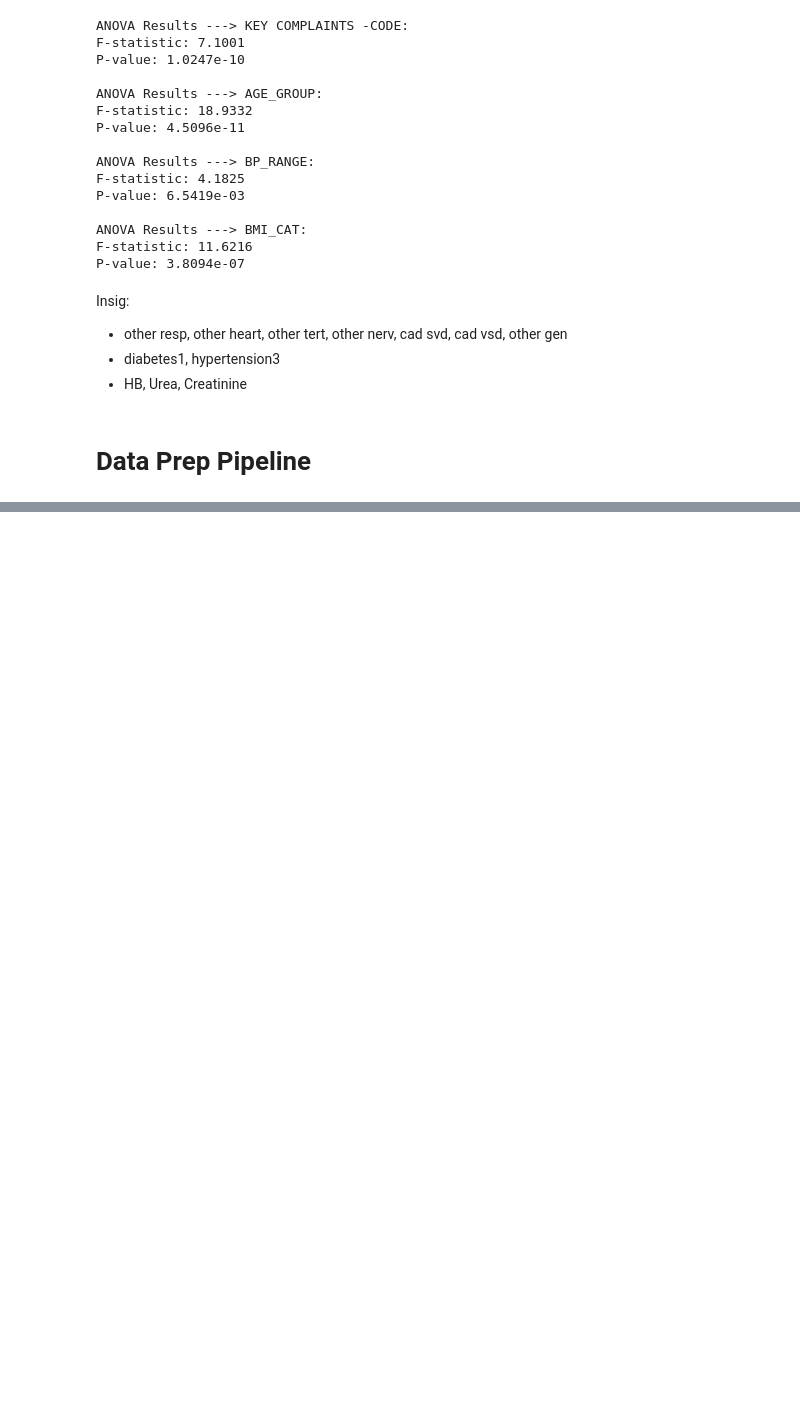
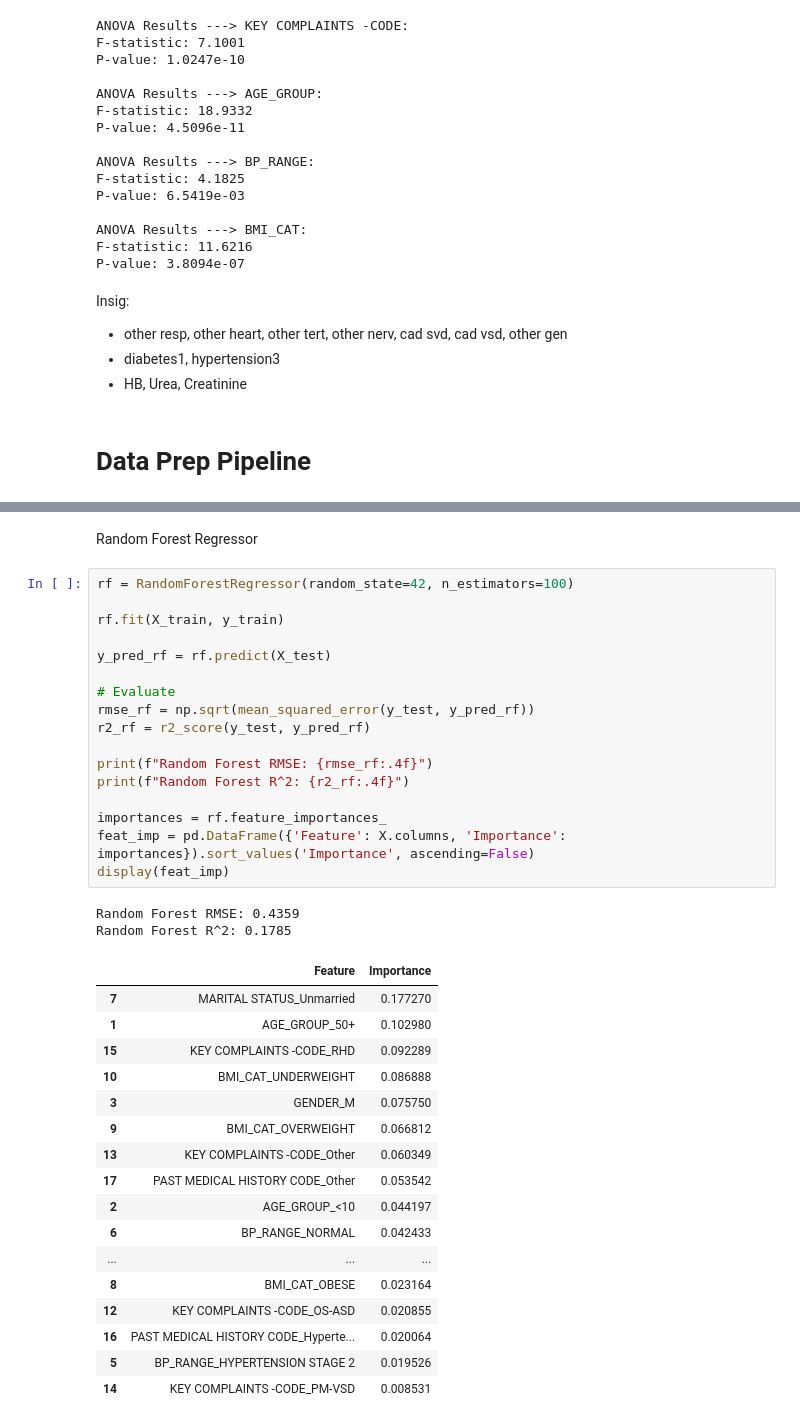
Before and after one commit to lmills724/Package-Pricing-Mission-Hospital-Project, a Jupyter notebook: pricing-predictions.ipynb, the cells around one changed output, grey strips where cells are left out. Cells and saved outputs as stored; diff of their text form; blank space fills up the shorter version.

```diff
--- a/pricing-predictions.ipynb
+++ b/pricing-predictions.ipynb
@@ -312,0 +419,39 @@ Insig:
+# %% [markdown]
+Random Forest Regressor
+# %%
+rf = RandomForestRegressor(random_state=42, n_estimators=100)
+
+rf.fit(X_train, y_train)
+
+y_pred_rf = rf.predict(X_test)
+
+# Evaluate
+rmse_rf = np.sqrt(mean_squared_error(y_test, y_pred_rf))
+r2_rf = r2_score(y_test, y_pred_rf)
+
+print(f"Random Forest RMSE: {rmse_rf:.4f}")
+print(f"Random Forest R^2: {r2_rf:.4f}")
+
+importances = rf.feature_importances_
+feat_imp = pd.DataFrame({'Feature': X.columns, 'Importance': importances}).sort_values('Importance', ascending=False)
+display(feat_imp)
+# %% [output]
+Random Forest RMSE: 0.4359
+Random Forest R^2: 0.1785
+|  | Feature | Importance |
+| 7 | MARITAL STATUS_Unmarried | 0.177270 |
+| 1 | AGE_GROUP_50+ | 0.102980 |
+| 15 | KEY COMPLAINTS -CODE_RHD | 0.092289 |
+| 10 | BMI_CAT_UNDERWEIGHT | 0.086888 |
+| 3 | GENDER_M | 0.075750 |
+| 9 | BMI_CAT_OVERWEIGHT | 0.066812 |
+| 13 | KEY COMPLAINTS -CODE_Other | 0.060349 |
+| 17 | PAST MEDICAL HISTORY CODE_Other | 0.053542 |
+| 2 | AGE_GROUP_<10 | 0.044197 |
+| 6 | BP_RANGE_NORMAL | 0.042433 |
+| ... | ... | ... |
+| 8 | BMI_CAT_OBESE | 0.023164 |
+| 12 | KEY COMPLAINTS -CODE_OS-ASD | 0.020855 |
+| 16 | PAST MEDICAL HISTORY CODE_Hyperte... | 0.020064 |
+| 5 | BP_RANGE_HYPERTENSION STAGE 2 | 0.019526 |
+| 14 | KEY COMPLAINTS -CODE_PM-VSD | 0.008531 |
```
Also changed, not shown: parts of 10 cells of this notebook.
